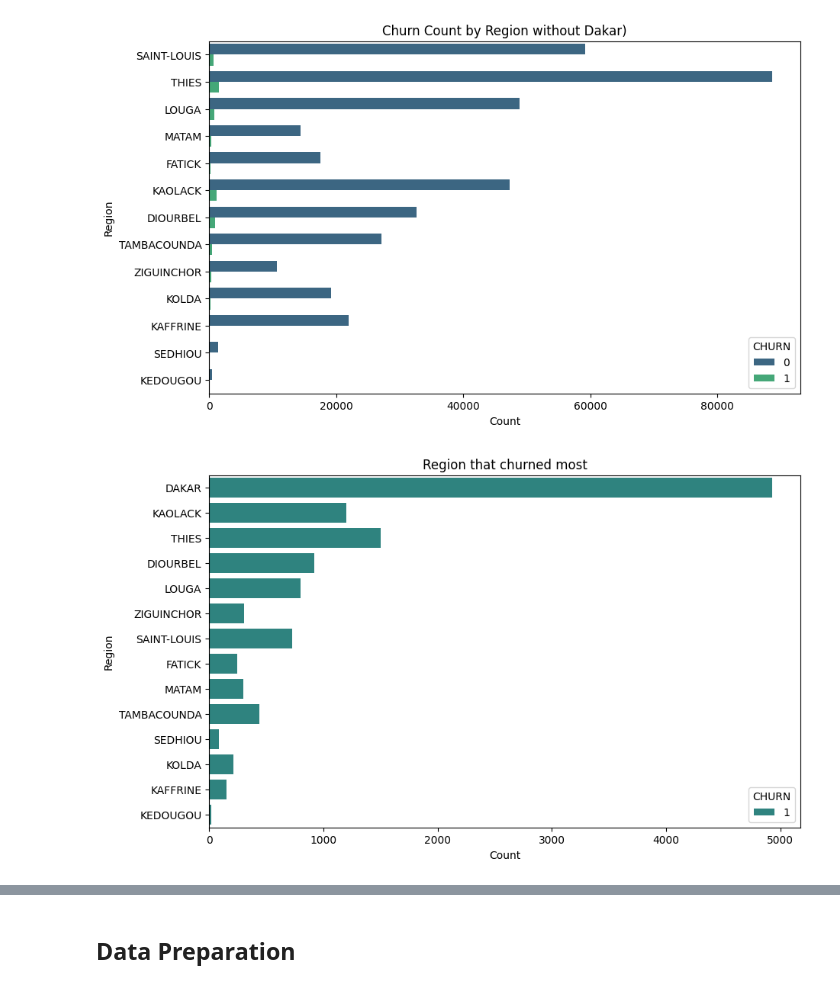
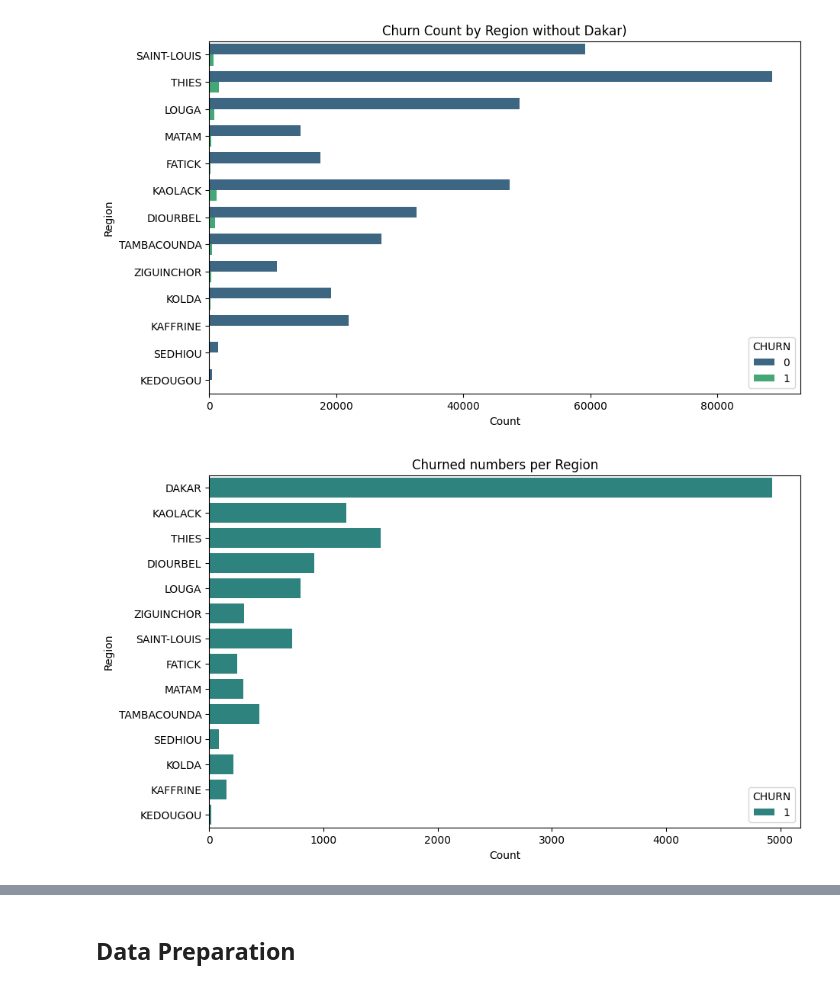
Before and after one commit to sethsot/African-telco-customer-churn, a Jupyter notebook: CustomerChurn.ipynb, the cells around one changed output, grey strips where cells are left out. Drawn from its saved outputs; the diff is of its cells as text; code cells hidden in the pictures.

```diff
--- a/CustomerChurn.ipynb
+++ b/CustomerChurn.ipynb
@@ -423,10 +530,10 @@ plt.show()
 # %%
 # Plot a horizontal bar plot for 'Region' with hue='Churn'
 plt.figure(figsize=(10, 6))
 sns.countplot(y='REGION', hue='CHURN', data=churned_data, palette='viridis')
 plt.xlabel('Count')
 plt.ylabel('Region')
-plt.title('Region that churned most')
+plt.title('Churned numbers per Region')
 plt.show()
 # %% [output]
-[figure, old version]
+[figure, new version]
```
Also changed, not shown: parts of 68 cells of this notebook.
